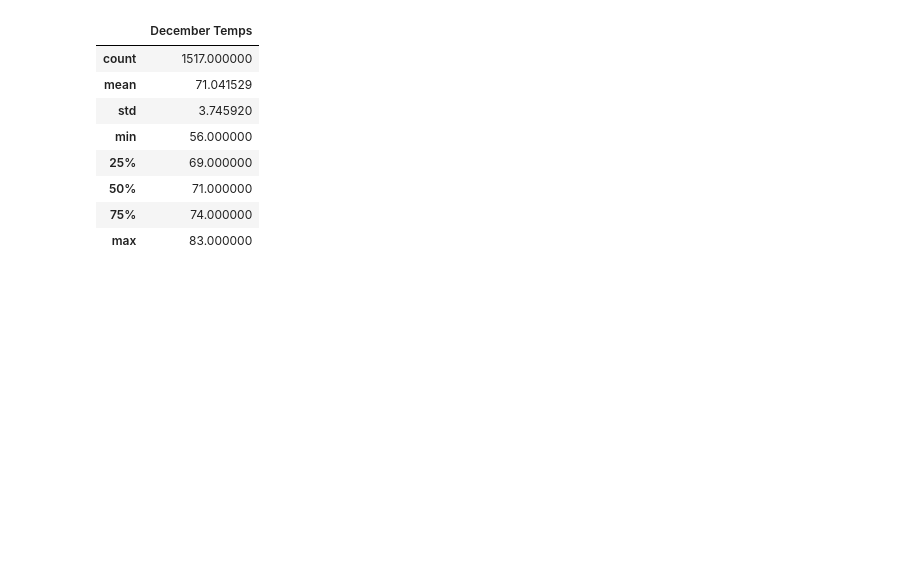
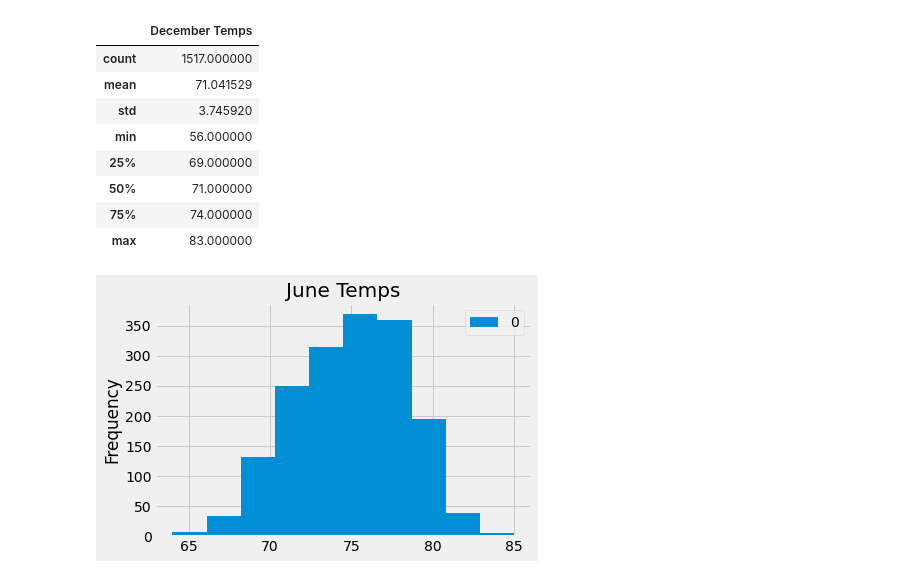
Before and after one commit to shimengya/surfs_up, a Jupyter notebook: SurfsUp_Challenge.ipynb, the cells around one changed output. Cells and saved outputs as stored; diff of their text form; code cells hidden in the pictures; blank space fills up the shorter version.

```diff
--- a/SurfsUp_Challenge.ipynb
+++ b/SurfsUp_Challenge.ipynb
@@ -2,6 +2,9 @@
 # Dependencies
 import numpy as np
 import pandas as pd
+import matplotlib.pyplot as plt
+from matplotlib import style
+style.use('fivethirtyeight')
 
 # Python SQL toolkit and Object Relational Mapper
 import sqlalchemy
@@ -149,3 +152,10 @@ dec_df.rename(columns={0: "December Temps"}).describe()
 | max | 83.000000 |
 # %%
 # 10. Return to your challenge instructions to compare your summary statistics
+# %%
+june_df.plot.hist(bins=10)
+plt.title("June Temps", fontsize=20)
+plt.tight_layout
+plt.savefig("June_temps.png")
+# %% [output]
+[figure, added]
```
Also changed, not shown: parts of 1 cell of this notebook, 3 other files.
